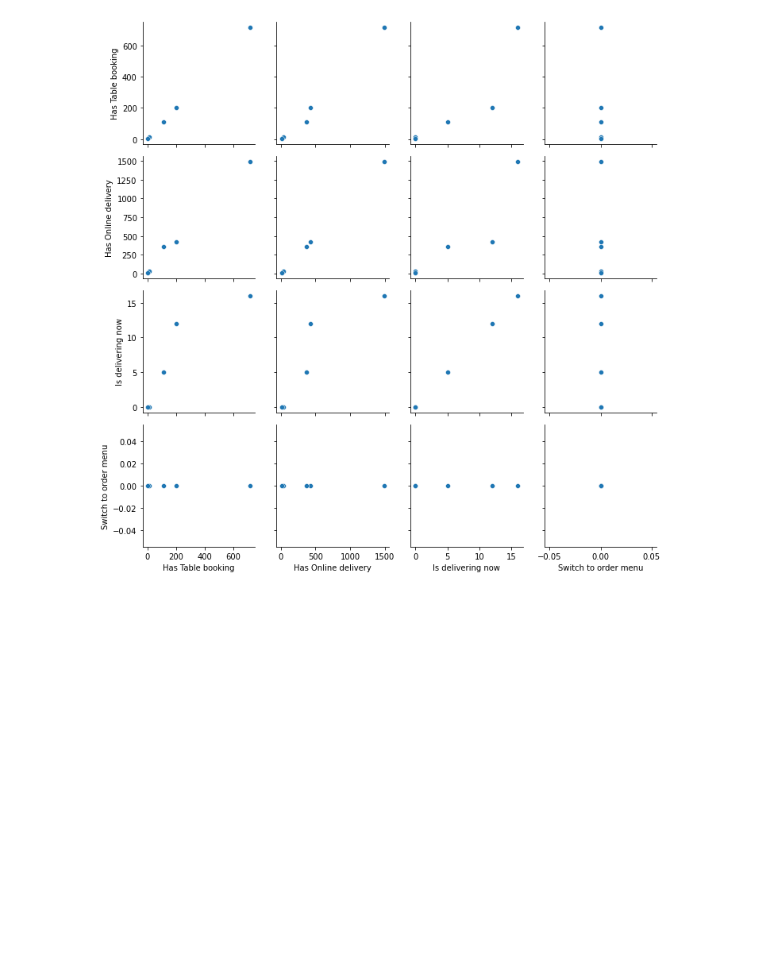
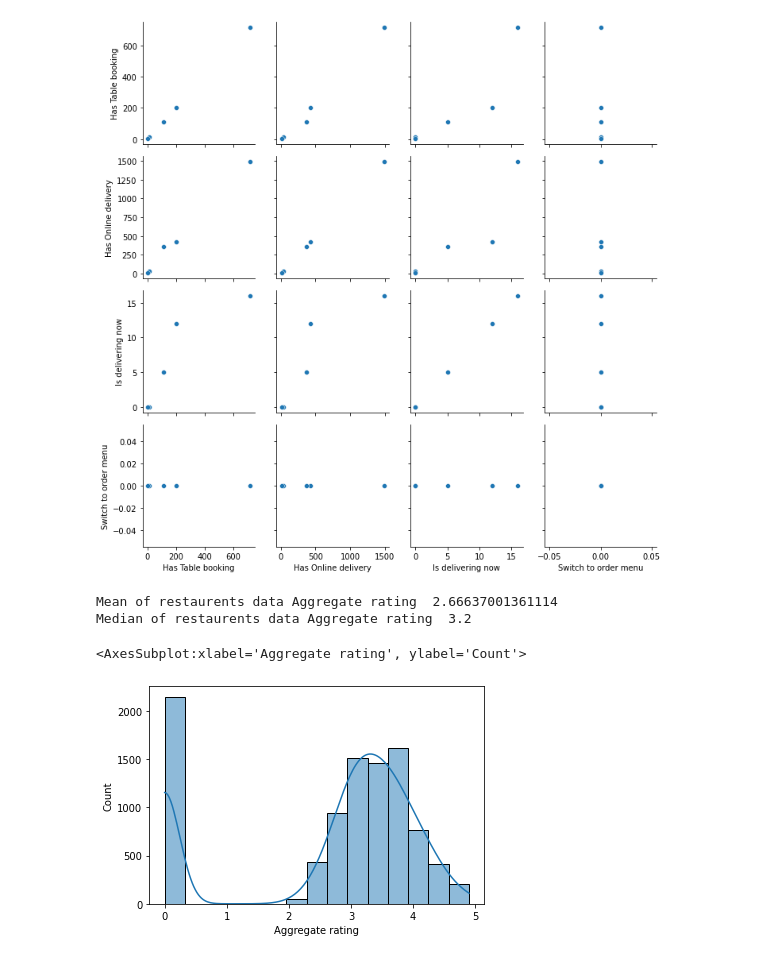
Before and after one commit to kapilkumar2001/restaurents_data_analysis_and_visualization, a Jupyter notebook: Project_201951079_201951060.ipynb, the cells around one changed output. Cells and saved outputs as stored; diff of their text form; code cells hidden in the pictures; blank space fills up the shorter version.

```diff
--- a/Project_201951079_201951060.ipynb
+++ b/Project_201951079_201951060.ipynb
@@ -310,0 +328,13 @@ g.map(sns.scatterplot)
+# %%
+# printing mean and median
+print("Mean of restaurents data Aggregate rating ", restaurents_data_mean)
+print("Median of restaurents data Aggregate rating ", restaurents_data_median)
+# %% [output]
+Mean of restaurents data Aggregate rating  2.66637001361114
+Median of restaurents data Aggregate rating  3.2
+# %%
+# plotting the histplot for Aggregate rating of each restaurent against number of restaurents
+sns.histplot(data=restaurents_data, x="Aggregate rating",bins=15,kde=True)
+# %% [output]
+<AxesSubplot:xlabel='Aggregate rating', ylabel='Count'>
+[figure, added]
```
Also changed, not shown: parts of 22 cells of this notebook.
